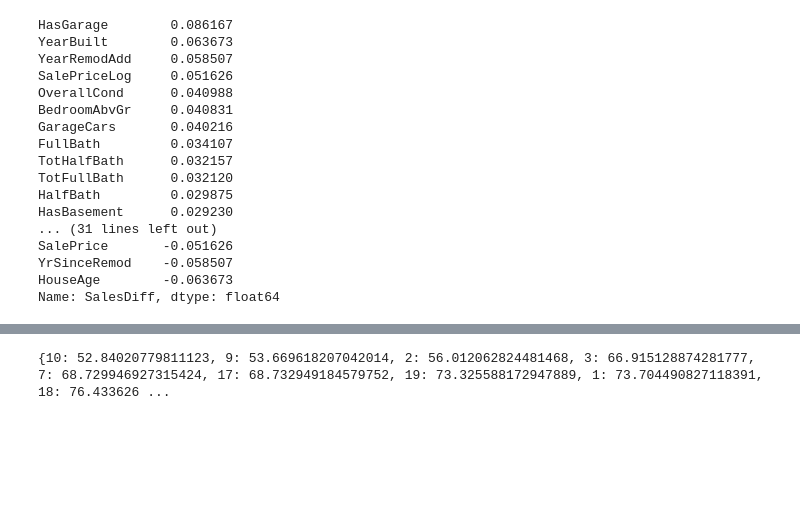
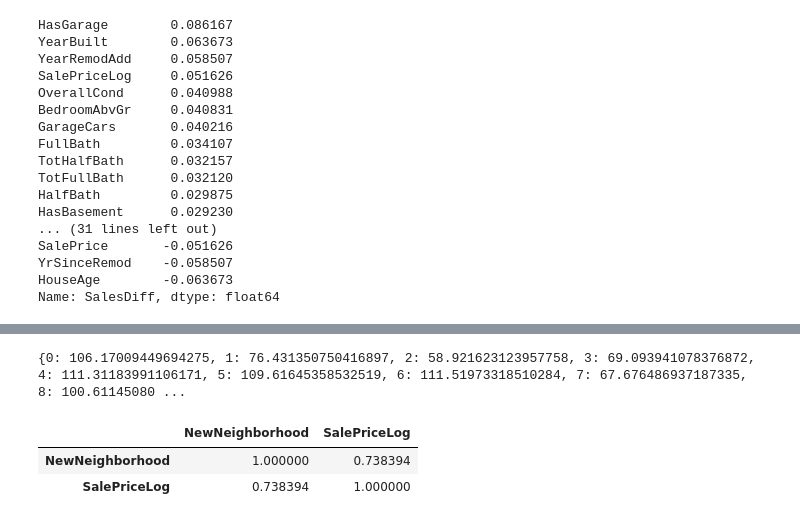
Before and after one commit to JohnErnestBonanno/HousingPrices, a Jupyter notebook: EDA_HousingPrices.ipynb, the cells around one changed output, grey strips where cells are left out. Saved outputs shown, nothing was run; the diff lists cells and outputs as text; code cells hidden in the pictures; blank space fills up the shorter version.

```diff
--- a/EDA_HousingPrices.ipynb
+++ b/EDA_HousingPrices.ipynb
@@ -179,0 +211,3 @@ NeighboorhoodMapping.median()
+# %%
+#convert values into a list
+values = list(values)
@@ -180,2 +221,2 @@ NeighboorhoodMapping.median()
 # %%
-index = (NeighboorhoodMapping.index.values)
+NeighborghZip = zip(index,values)
@@ -206,4 +223,6 @@ test_dict = dict(index_values)
+# %%
+NeighborhoodMapping = dict(NeighborghZip)
 # %%
-print(test_dict)
+print(NeighborhoodMapping)
 # %% [output]
-{10: 52.84020779811123, 9: 53.669618207042014, 2: 56.012062824481468, 3: 66.915128874281777, 7: 68.729946927315424, 17: 68.732949184579752, 19: 73.325588172947889, 1: 73.704490827118391, 18: 76.433626 ...
+{0: 106.17009449694275, 1: 76.431350750416897, 2: 58.921623123957758, 3: 69.093941078376872, 4: 111.31183991106171, 5: 109.61645358532519, 6: 111.51973318510284, 7: 67.676486937187335, 8: 100.61145080 ...
@@ -211,0 +229,9 @@ print(test_dict)
+# %%
+dfTrain['NewNeighborhood']=dfTrain['Neighborhood'].map(NeighborhoodMapping)
+dfTest['NewNeighborhood']=dfTest['Neighborhood'].map(NeighborhoodMapping)
+# %%
+dfTrain[['NewNeighborhood','SalePriceLog']].corr()
+# %% [output]
+|  | NewNeighborhood | SalePriceLog |
+| NewNeighborhood | 1.000000 | 0.738394 |
+| SalePriceLog | 0.738394 | 1.000000 |
```
Also changed, not shown: parts of 21 cells of this notebook, 2 other files.
